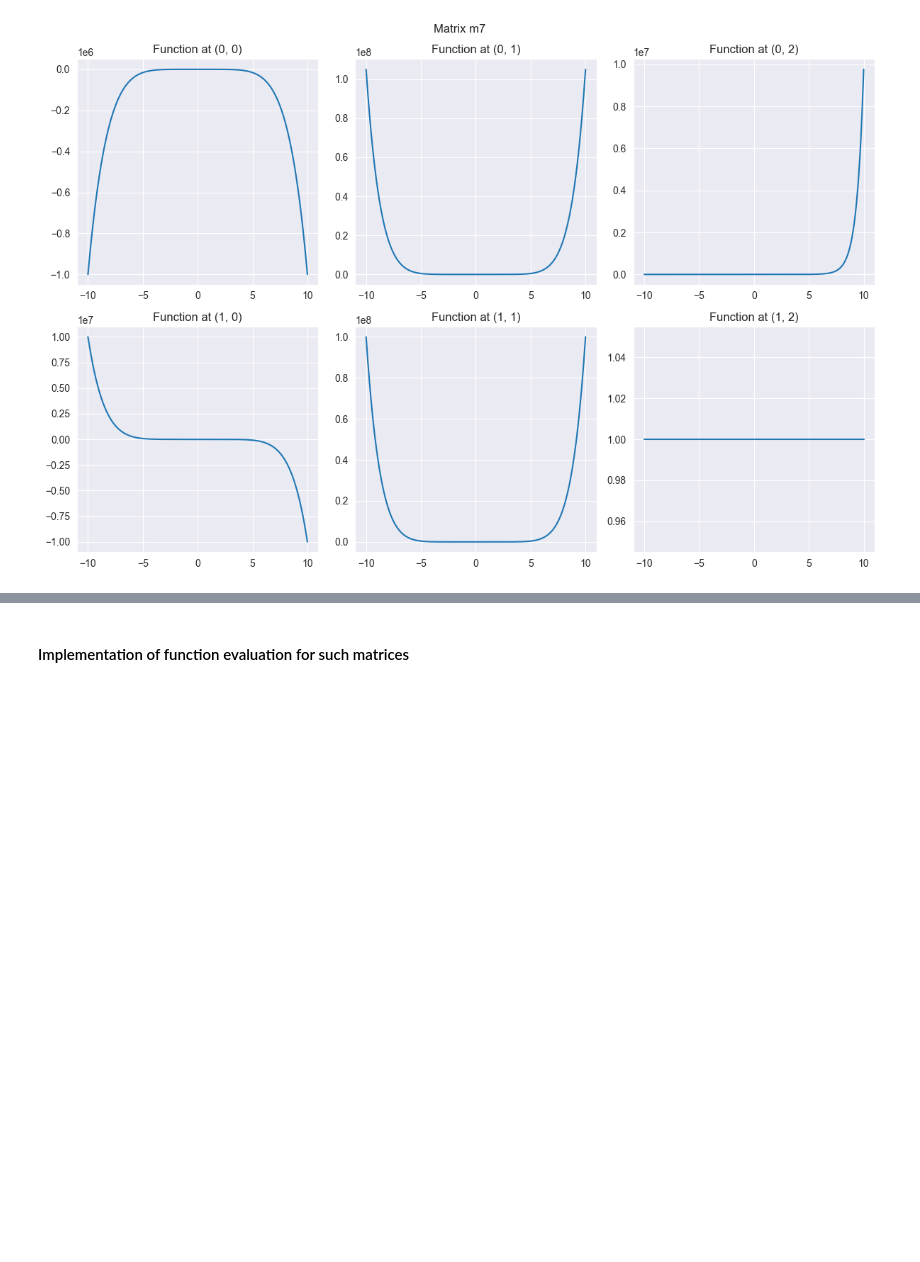
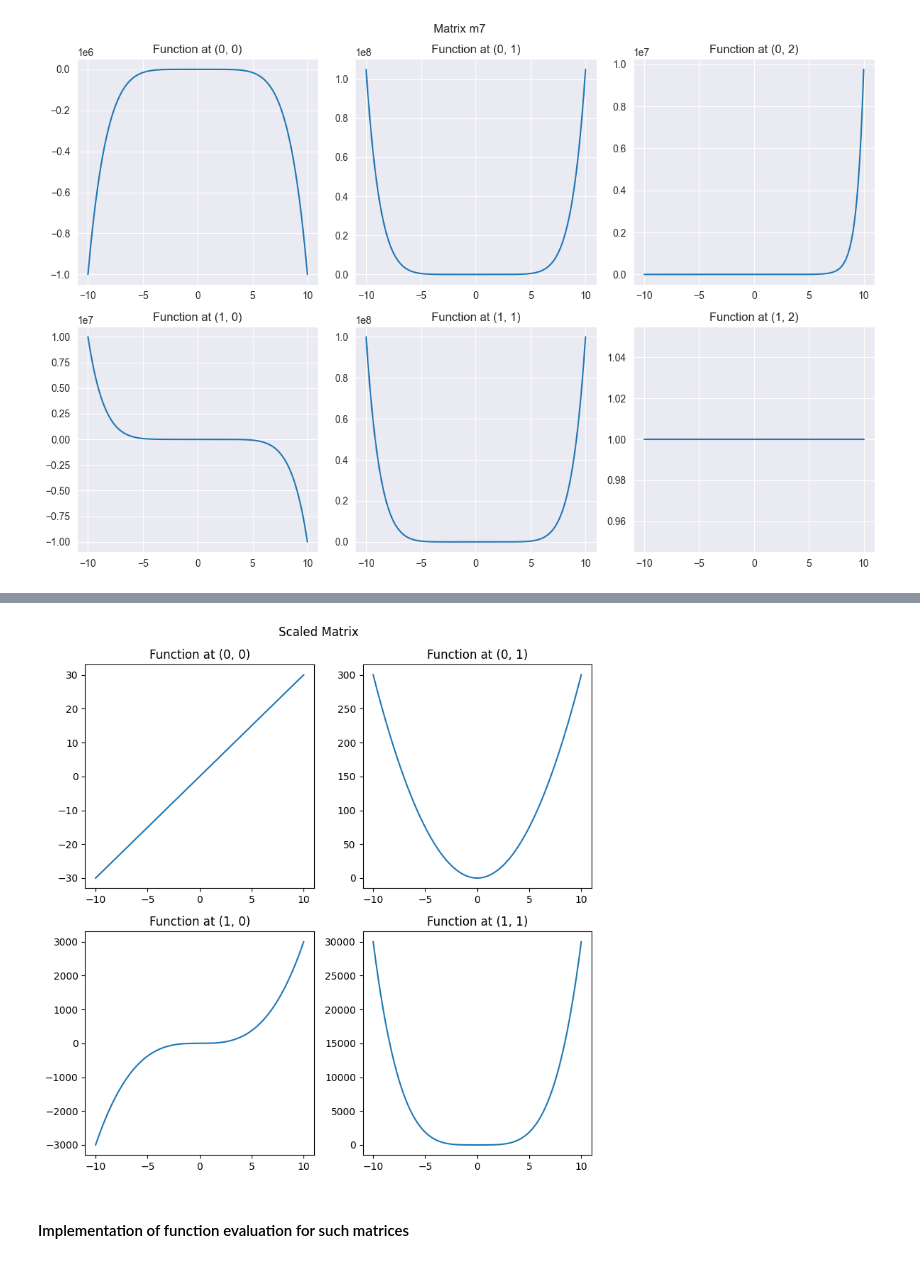
Before and after one commit to Alkhatir/KOMath2, a Jupyter notebook: matrix_op.ipynb, the cells around one changed output, grey strips where cells are left out. Saved outputs shown, nothing was run; the diff lists cells and outputs as text; code cells hidden in the pictures; blank space fills up the shorter version.

```diff
--- a/matrix_op.ipynb
+++ b/matrix_op.ipynb
@@ -69,6 +69,14 @@ def point_wise_operation(in_1: np.ndarray,in_2:np.ndarray, op) -> np.ndarray:
             output[i][j] = op(in_1[i][j], in_2[i][j])
     return output
 
+def scalar_mul(matrix: np.ndarray, scalar: float) -> np.ndarray:
+    """This function takes a matrix of unary functions and a scalar,
+    and returns a new matrix where each function is multiplied by the scalar."""
+    output = np.ndarray(shape=matrix.shape, dtype=object)
+    for i in range(len(matrix)):
+        for j in range(len(matrix[0])):
+            output[i][j] = lambda x, f=matrix[i][j]: f(x) * scalar
+    return output
 
 # Matrix plot function
 
@@ -204,3 +234,7 @@ plot_matrix(m7, x_values, title="Matrix m7")
+# %%
+plot_matrix(scaled_matrix, x_values, 'Scaled Matrix')
+# %% [output]
+[figure, added]
 # %% [markdown]
 #### Implementation of function evaluation for such matrices
 # %%
```
Also changed, not shown: parts of 3 cells of this notebook.
